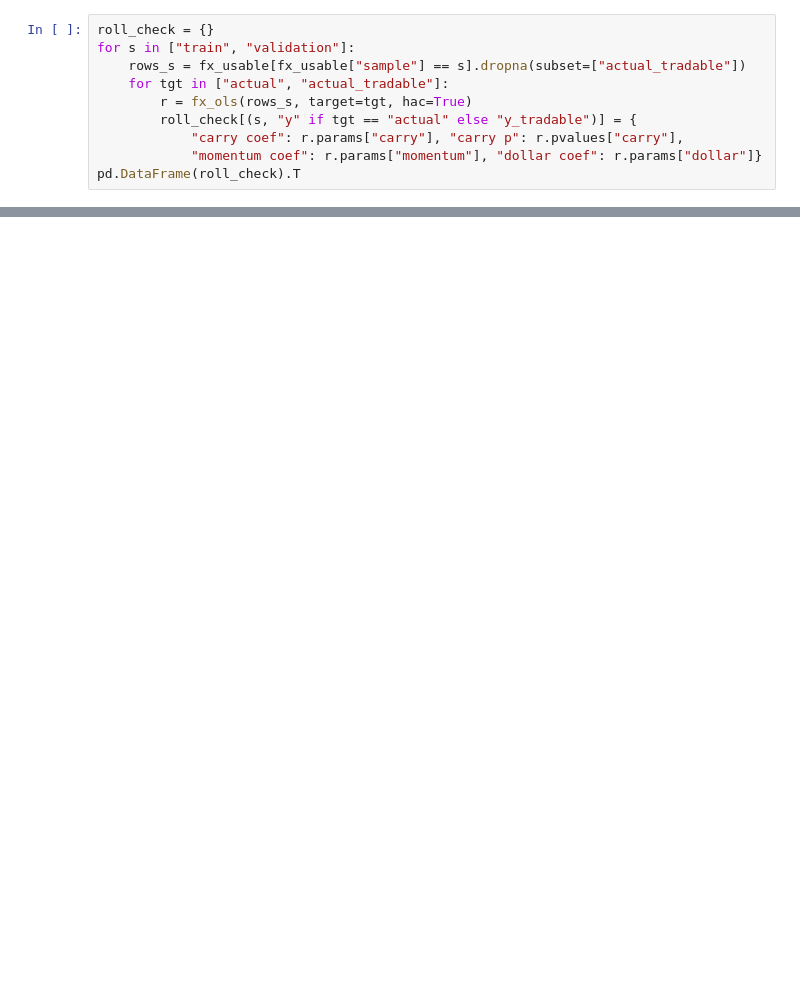
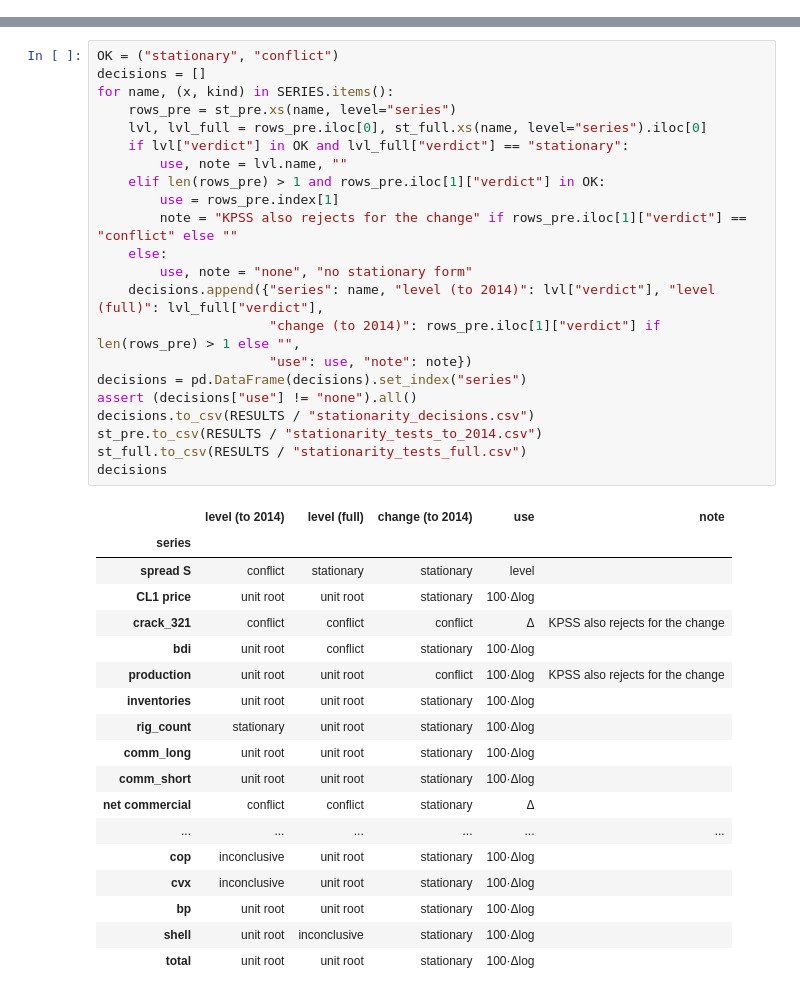
Before and after one commit to Adkid-Zephyr/fe-oil-group-work, a Jupyter notebook: oil-forecasting.ipynb, the cells around one changed output, grey strips where cells are left out. Cells and saved outputs as stored; diff of their text form; blank space fills up the shorter version.

```diff
--- a/oil-forecasting.ipynb
+++ b/oil-forecasting.ipynb
@@ -790,10 +0,0 @@ fx_paths.iloc[[0, 59, -1]]
-# %%
-roll_check = {}
-for s in ["train", "validation"]:
-    rows_s = fx_usable[fx_usable["sample"] == s].dropna(subset=["actual_tradable"])
-    for tgt in ["actual", "actual_tradable"]:
-        r = fx_ols(rows_s, target=tgt, hac=True)
-        roll_check[(s, "y" if tgt == "actual" else "y_tradable")] = {
-            "carry coef": r.params["carry"], "carry p": r.pvalues["carry"],
-            "momentum coef": r.params["momentum"], "dollar coef": r.params["dollar"]}
-pd.DataFrame(roll_check).T
@@ -817,0 +520,41 @@ pd.DataFrame(roll_check).T
+# %%
+OK = ("stationary", "conflict")
+decisions = []
+for name, (x, kind) in SERIES.items():
+    rows_pre = st_pre.xs(name, level="series")
+    lvl, lvl_full = rows_pre.iloc[0], st_full.xs(name, level="series").iloc[0]
+    if lvl["verdict"] in OK and lvl_full["verdict"] == "stationary":
+        use, note = lvl.name, ""
+    elif len(rows_pre) > 1 and rows_pre.iloc[1]["verdict"] in OK:
+        use = rows_pre.index[1]
+        note = "KPSS also rejects for the change" if rows_pre.iloc[1]["verdict"] == "conflict" else ""
+    else:
+        use, note = "none", "no stationary form"
+    decisions.append({"series": name, "level (to 2014)": lvl["verdict"], "level (full)": lvl_full["verdict"],
+                      "change (to 2014)": rows_pre.iloc[1]["verdict"] if len(rows_pre) > 1 else "",
+                      "use": use, "note": note})
+decisions = pd.DataFrame(decisions).set_index("series")
+assert (decisions["use"] != "none").all()
+decisions.to_csv(RESULTS / "stationarity_decisions.csv")
+st_pre.to_csv(RESULTS / "stationarity_tests_to_2014.csv")
+st_full.to_csv(RESULTS / "stationarity_tests_full.csv")
+decisions
+# %% [output]
+|  | level (to 2014) | level (full) | change (to 2014) | use | note |
+| series |  |  |  |  |  |
+| spread S | conflict | stationary | stationary | level |  |
+| CL1 price | unit root | unit root | stationary | 100·Δlog |  |
+| crack_321 | conflict | conflict | conflict | Δ | KPSS also rejects for the change |
+| bdi | unit root | conflict | stationary | 100·Δlog |  |
+| production | unit root | unit root | conflict | 100·Δlog | KPSS also rejects for the change |
+| inventories | unit root | unit root | stationary | 100·Δlog |  |
+| rig_count | stationary | unit root | stationary | 100·Δlog |  |
+| comm_long | unit root | unit root | stationary | 100·Δlog |  |
+| comm_short | unit root | unit root | stationary | 100·Δlog |  |
+| net commercial | conflict | conflict | stationary | Δ |  |
+| ... | ... | ... | ... | ... | ... |
+| cop | inconclusive | unit root | stationary | 100·Δlog |  |
+| cvx | inconclusive | unit root | stationary | 100·Δlog |  |
+| bp | unit root | unit root | stationary | 100·Δlog |  |
+| shell | unit root | inconclusive | stationary | 100·Δlog |  |
+| total | unit root | unit root | stationary | 100·Δlog |  |
```
Also changed, not shown: parts of 101 cells of this notebook, 13 other files.
